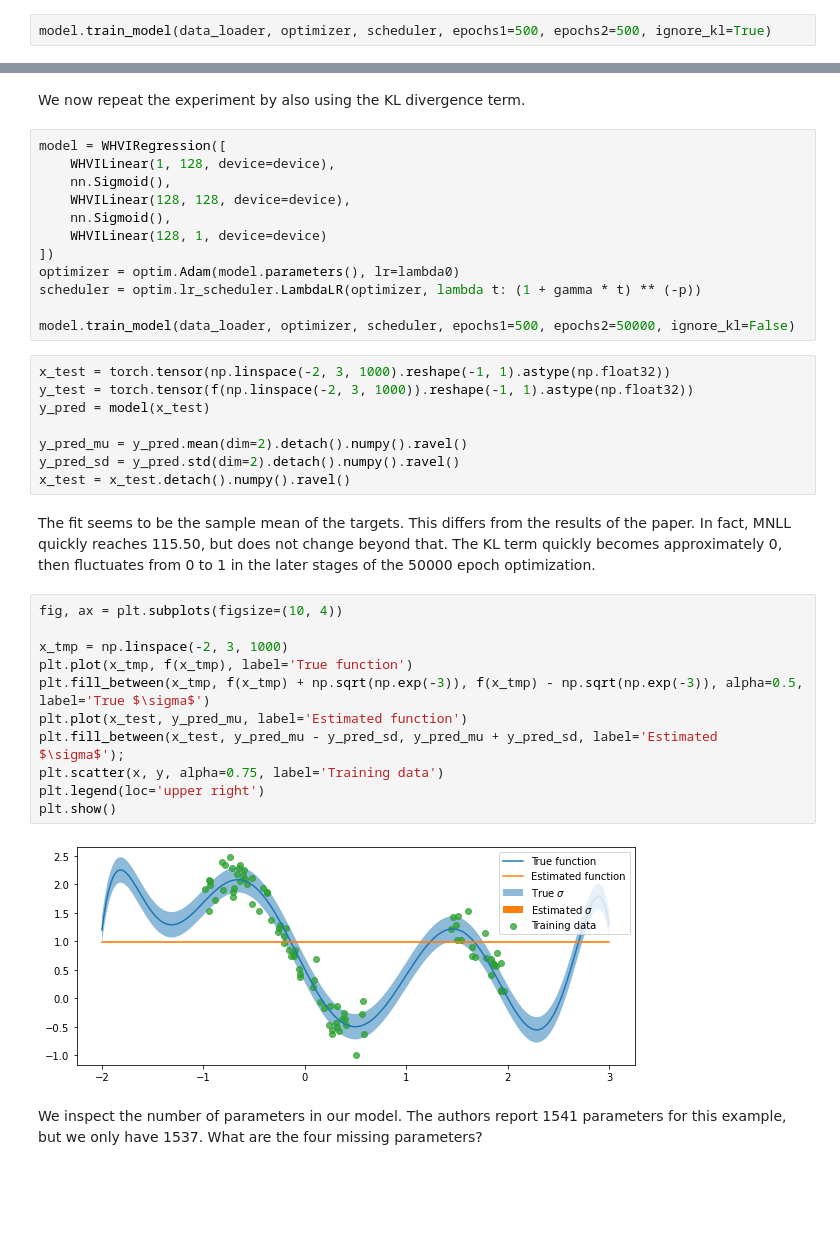
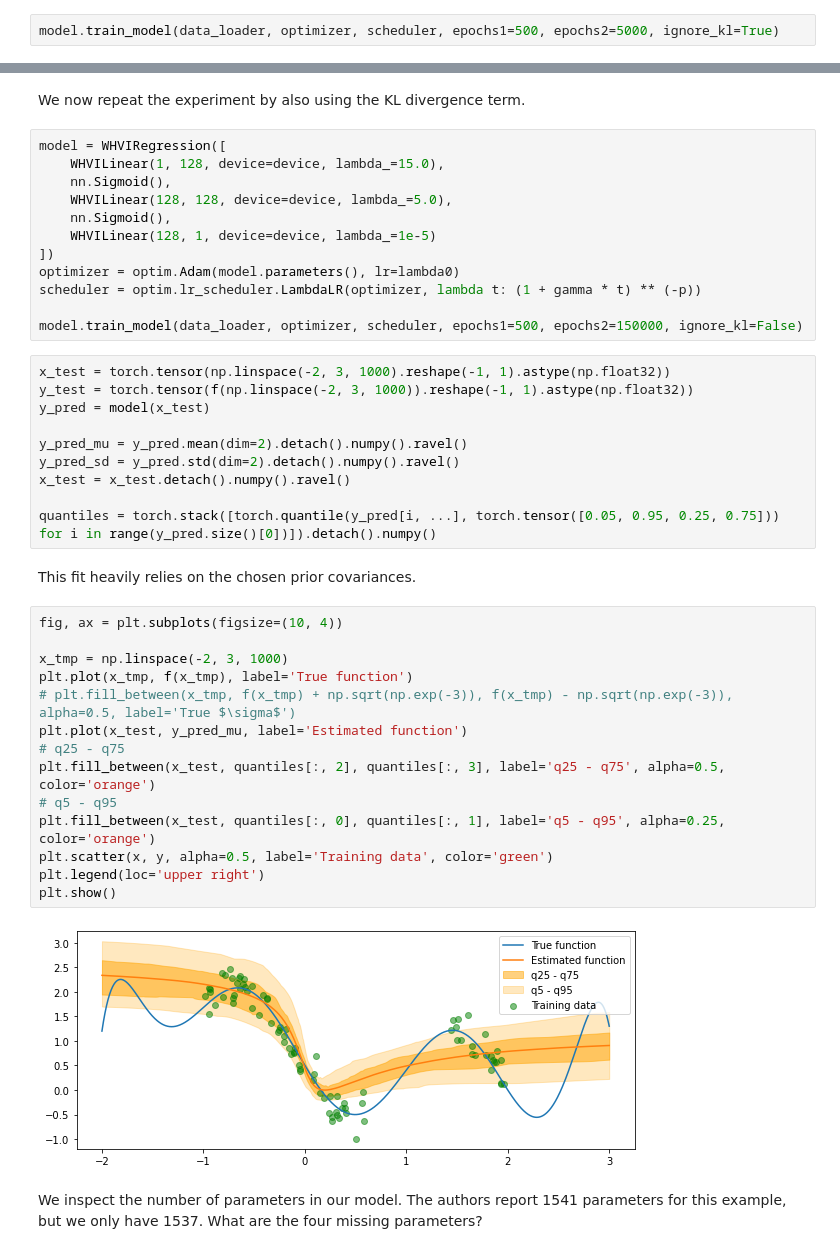
Before and after one commit to ltdung/WHVI, a Jupyter notebook: experiments/Toy example.ipynb, the cells around one changed output, grey strips where cells are left out. Drawn from its saved outputs; the diff is of its cells as text; blank space fills up the shorter version.

Commit message:
Update report, use different lambdas per layer in the toy experiments notebook, significantly affects results

```diff
--- a/experiments/Toy example.ipynb
+++ b/experiments/Toy example.ipynb
@@ -179,7 +179,7 @@ model = WHVIRegression([
 optimizer = optim.Adam(model.parameters(), lr=lambda0)
 scheduler = optim.lr_scheduler.LambdaLR(optimizer, lambda t: (1 + gamma * t) ** (-p))
 # %%
-model.train_model(data_loader, optimizer, scheduler, epochs1=500, epochs2=500, ignore_kl=True)
+model.train_model(data_loader, optimizer, scheduler, epochs1=500, epochs2=5000, ignore_kl=True)
 # %%
 x_test = torch.tensor(np.linspace(-2, 3, 1000).reshape(-1, 1).astype(np.float32))
 y_test = torch.tensor(f(np.linspace(-2, 3, 1000)).reshape(-1, 1).astype(np.float32))
@@ -207,16 +206,16 @@ plt.show()
 We now repeat the experiment by also using the KL divergence term.
 # %%
 model = WHVIRegression([
-    WHVILinear(1, 128, device=device),
+    WHVILinear(1, 128, device=device, lambda_=15.0),
     nn.Sigmoid(),
-    WHVILinear(128, 128, device=device),
+    WHVILinear(128, 128, device=device, lambda_=5.0),
     nn.Sigmoid(),
-    WHVILinear(128, 1, device=device)
+    WHVILinear(128, 1, device=device, lambda_=1e-5)
 ])
 optimizer = optim.Adam(model.parameters(), lr=lambda0)
 scheduler = optim.lr_scheduler.LambdaLR(optimizer, lambda t: (1 + gamma * t) ** (-p))
 
-model.train_model(data_loader, optimizer, scheduler, epochs1=500, epochs2=50000, ignore_kl=False)
+model.train_model(data_loader, optimizer, scheduler, epochs1=500, epochs2=150000, ignore_kl=False)
 # %%
 x_test = torch.tensor(np.linspace(-2, 3, 1000).reshape(-1, 1).astype(np.float32))
 y_test = torch.tensor(f(np.linspace(-2, 3, 1000)).reshape(-1, 1).astype(np.float32))
@@ -225,21 +224,26 @@ y_pred = model(x_test)
 y_pred_mu = y_pred.mean(dim=2).detach().numpy().ravel()
 y_pred_sd = y_pred.std(dim=2).detach().numpy().ravel()
 x_test = x_test.detach().numpy().ravel()
+
+quantiles = torch.stack([torch.quantile(y_pred[i, ...], torch.tensor([0.05, 0.95, 0.25, 0.75])) for i in range(y_pred.size()[0])]).detach().numpy()
-# %% [markdown]
-The fit seems to be the sample mean of the targets. This differs from the results of the paper. In fact, MNLL quickly reaches 115.50, but does not change beyond that. The KL term quickly becomes approximately 0, then fluctuates from 0 to 1 in the later stages of the 50000 epoch optimization.
+# %% [markdown]
+This fit heavily relies on the chosen prior covariances.
 # %%
 fig, ax = plt.subplots(figsize=(10, 4))
 
 x_tmp = np.linspace(-2, 3, 1000)
 plt.plot(x_tmp, f(x_tmp), label='True function')
-plt.fill_between(x_tmp, f(x_tmp) + np.sqrt(np.exp(-3)), f(x_tmp) - np.sqrt(np.exp(-3)), alpha=0.5, label='True $\sigma$')
+# plt.fill_between(x_tmp, f(x_tmp) + np.sqrt(np.exp(-3)), f(x_tmp) - np.sqrt(np.exp(-3)), alpha=0.5, label='True $\sigma$')
 plt.plot(x_test, y_pred_mu, label='Estimated function')
-plt.fill_between(x_test, y_pred_mu - y_pred_sd, y_pred_mu + y_pred_sd, label='Estimated $\sigma$');
-plt.scatter(x, y, alpha=0.75, label='Training data')
+# q25 - q75
+plt.fill_between(x_test, quantiles[:, 2], quantiles[:, 3], label='q25 - q75', alpha=0.5, color='orange')
+# q5 - q95
+plt.fill_between(x_test, quantiles[:, 0], quantiles[:, 1], label='q5 - q95', alpha=0.25, color='orange')
+plt.scatter(x, y, alpha=0.5, label='Training data', color='green')
 plt.legend(loc='upper right')
 plt.show()
 # %% [output]
-[figure, old version]
+[figure, new version]
 # %% [markdown]
 We inspect the number of parameters in our model. The authors report 1541 parameters for this example, but we only have 1537. What are the four missing parameters?
 # %%
```
Also changed, not shown: parts of 2 cells of this notebook, 2 other files.
